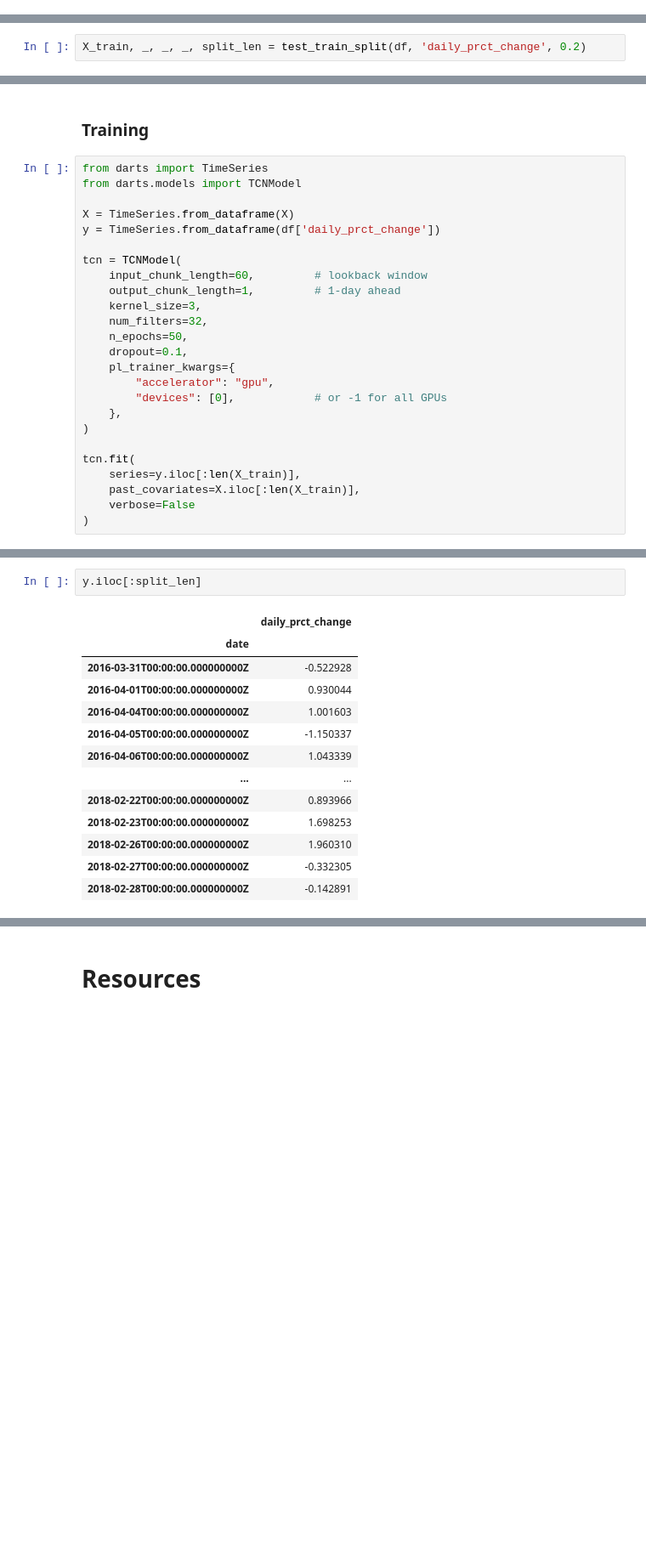
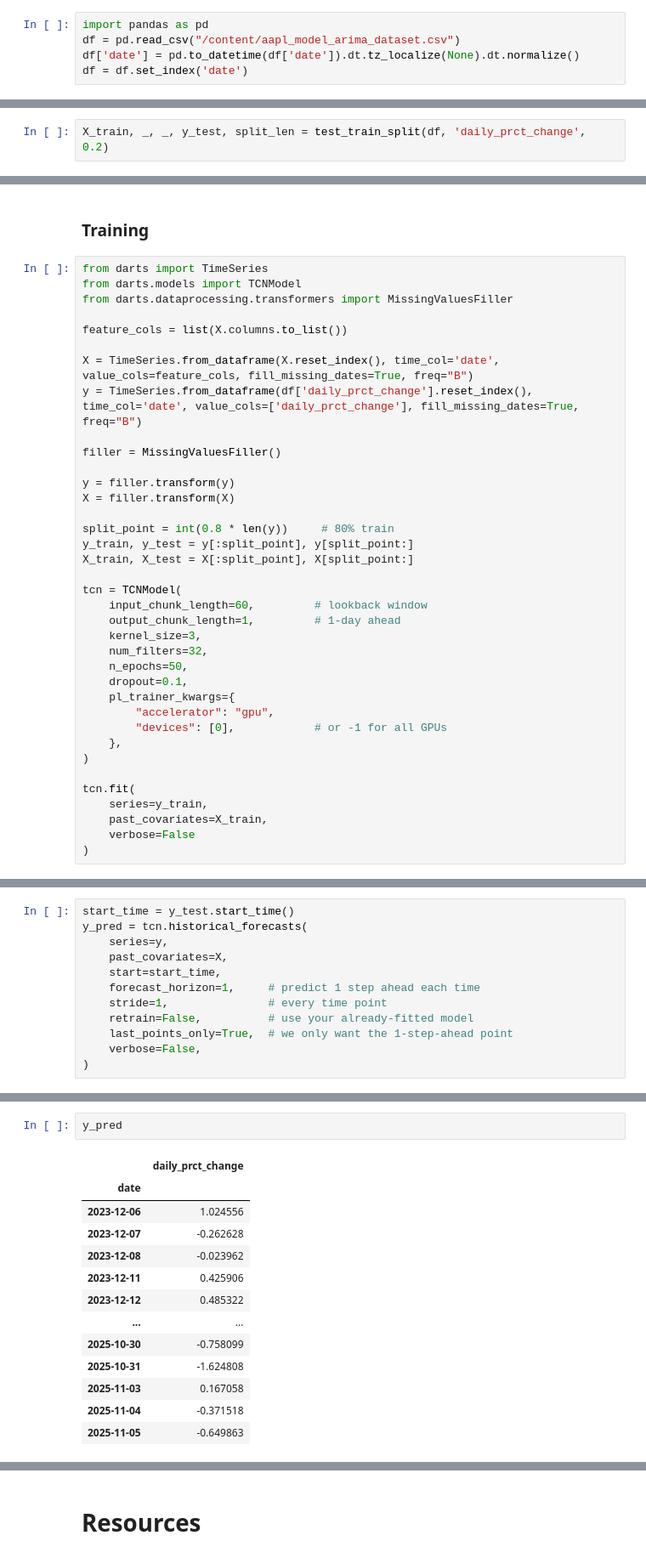
Before and after one commit to danCoder93/ENSF611-FinPrediction, a Jupyter notebook: src/FinPrediction.ipynb, the cells around one changed output, grey strips where cells are left out. Shown at 85% size. Saved outputs shown, nothing was run; the diff lists cells and outputs as text; blank space fills up the shorter version.

```diff
--- a/src/FinPrediction.ipynb
+++ b/src/FinPrediction.ipynb
@@ -254,10 +254,15 @@ Downloading lightning_utilities-0.15.2-py3-none-any.whl (29 kB)
 Downloading torchmetrics-1.8.2-py3-none-any.whl (983 kB)
 Installing collected packages: tensorboardX, lightning-utilities, pyod, nfoursid, torchmetrics, pytorch-lightning, darts
 Successfully installed darts-0.39.0 lightning-utilities-0.15.2 nfoursid-1.0.2 pyod-2.0.5 pytorch-lightning-2.5.2 tensorboardX-2.6.4 torchmetrics-1.8.2
+# %%
+import pandas as pd
+df = pd.read_csv("/content/aapl_model_arima_dataset.csv")
+df['date'] = pd.to_datetime(df['date']).dt.tz_localize(None).dt.normalize()
+df = df.set_index('date')
 # %% [markdown]
 ### Test Train Split
 # %%
-X_train, _, _, _, split_len = test_train_split(df, 'daily_prct_change', 0.2)
+X_train, _, _, y_test, split_len = test_train_split(df, 'daily_prct_change', 0.2)
 # %% [markdown]
 ### Scaling
 # %%
@@ -271,9 +276,21 @@ X = pd.DataFrame(scaler.transform(df[X_train.columns]), columns=X_train.columns,
 # %%
 from darts import TimeSeries
 from darts.models import TCNModel
+from darts.dataprocessing.transformers import MissingValuesFiller
 
-X = TimeSeries.from_dataframe(X)
-y = TimeSeries.from_dataframe(df['daily_prct_change'])
+feature_cols = list(X.columns.to_list())
+
+X = TimeSeries.from_dataframe(X.reset_index(), time_col='date', value_cols=feature_cols, fill_missing_dates=True, freq="B")
+y = TimeSeries.from_dataframe(df['daily_prct_change'].reset_index(), time_col='date', value_cols=['daily_prct_change'], fill_missing_dates=True, freq="B")
+
+filler = MissingValuesFiller()
+
+y = filler.transform(y)
+X = filler.transform(X)
+
+split_point = int(0.8 * len(y))     # 80% train
+y_train, y_test = y[:split_point], y[split_point:]
+X_train, X_test = X[:split_point], X[split_point:]
 
 tcn = TCNModel(
     input_chunk_length=60,         # lookback window
@@ -289,8 +306,8 @@ tcn = TCNModel(
 )
 
 tcn.fit(
-    series=y.iloc[:len(X_train)],
-    past_covariates=X.iloc[:len(X_train)],
+    series=y_train,
+    past_covariates=X_train,
     verbose=False
 )
 # %% [output]
@@ -298,0 +322,12 @@ ValueError: If time_col is not specified, the DataFrame must be indexed either w
+# %%
+start_time = y_test.start_time()
+y_pred = tcn.historical_forecasts(
+    series=y,
+    past_covariates=X,
+    start=start_time,
+    forecast_horizon=1,     # predict 1 step ahead each time
+    stride=1,               # every time point
+    retrain=False,          # use your already-fitted model
+    last_points_only=True,  # we only want the 1-step-ahead point
+    verbose=False,
+)
@@ -299,16 +341,16 @@ ValueError: If time_col is not specified, the DataFrame must be indexed either w
 # %%
-y.iloc[:split_len]
+y_pred
 # %% [output]
 |  | daily_prct_change |
 | date |  |
-| 2016-03-31T00:00:00.000000000Z | -0.522928 |
-| 2016-04-01T00:00:00.000000000Z | 0.930044 |
-| 2016-04-04T00:00:00.000000000Z | 1.001603 |
-| 2016-04-05T00:00:00.000000000Z | -1.150337 |
-| 2016-04-06T00:00:00.000000000Z | 1.043339 |
+| 2023-12-06 | 1.024556 |
+| 2023-12-07 | -0.262628 |
+| 2023-12-08 | -0.023962 |
+| 2023-12-11 | 0.425906 |
+| 2023-12-12 | 0.485322 |
 | ... | ... |
-| 2018-02-22T00:00:00.000000000Z | 0.893966 |
-| 2018-02-23T00:00:00.000000000Z | 1.698253 |
-| 2018-02-26T00:00:00.000000000Z | 1.960310 |
-| 2018-02-27T00:00:00.000000000Z | -0.332305 |
-| 2018-02-28T00:00:00.000000000Z | -0.142891 |
+| 2025-10-30 | -0.758099 |
+| 2025-10-31 | -1.624808 |
+| 2025-11-03 | 0.167058 |
+| 2025-11-04 | -0.371518 |
+| 2025-11-05 | -0.649863 |
```
Also changed, not shown: parts of 5 cells of this notebook.
